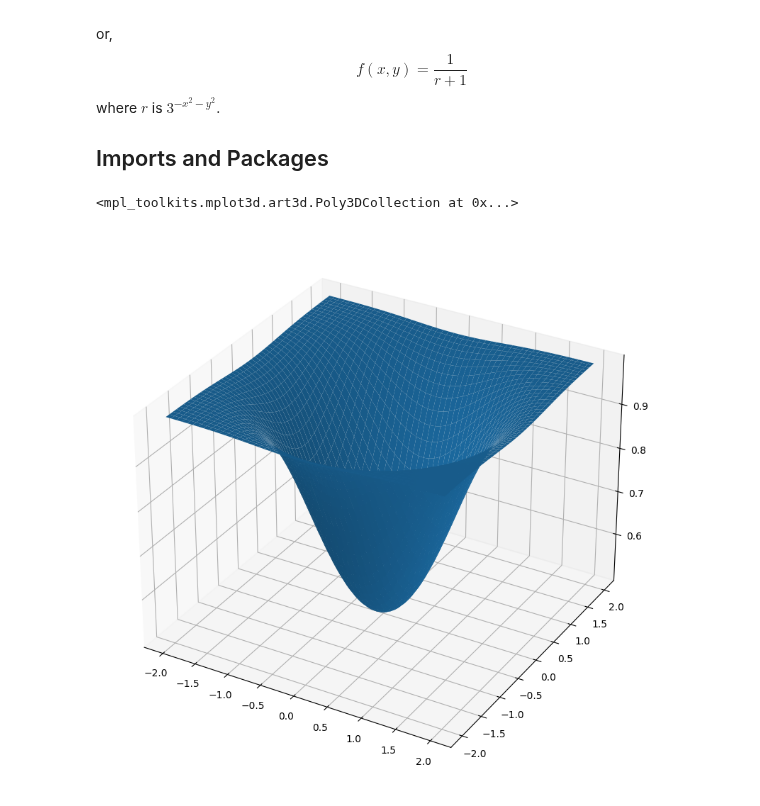
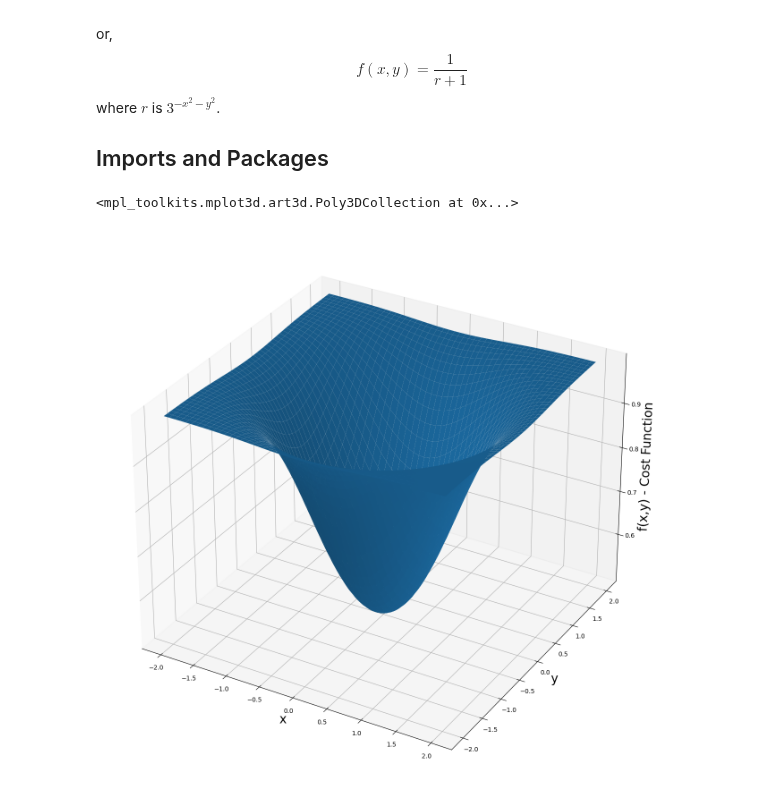
Before and after one commit to srofe/MLBootcamp, a Jupyter notebook: 03-GradientDescent/GradientDescent-TwoDimensions.ipynb, the cells around one changed output. Saved outputs shown, nothing was run; the diff lists cells and outputs as text; code cells hidden in the pictures.

Commit message:
Add labels to the 3D plot
Adjust figure dimensions so the axes labels fit on the output figure.

```diff
--- a/03-GradientDescent/GradientDescent-TwoDimensions.ipynb
+++ b/03-GradientDescent/GradientDescent-TwoDimensions.ipynb
@@ -21,15 +21,19 @@ def f(x, y):
 # %%
 # Create x and y data.
 xData = np.linspace(start=-2, stop=2, num=200)
 yData = np.linspace(start=-2, stop=2, num=200)
 # To plot the surface, these need to be 2-dimensional arrays - use numpy meshgrid() function to make 2D array.
 xData, yData = np.meshgrid(xData, yData)
 
 # Generate 3D plot
-threeDFigure = plt.figure(figsize=[16,10])
+threeDFigure = plt.figure(figsize=[16,16])
 axes = plt.subplot(projection='3d')
 # ax = threeDFigure.add_subplot(projection='3d')
+
+axes.set_xlabel('x', fontsize=20)
+axes.set_ylabel('y', fontsize=20)
+axes.set_zlabel('f(x,y) - Cost Function', fontsize=20)
 axes.plot_surface(xData, yData, f(xData, yData))
 # %% [output]
 <mpl_toolkits.mplot3d.art3d.Poly3DCollection at 0x...>
-[figure, old version]
+[figure, new version]
```
